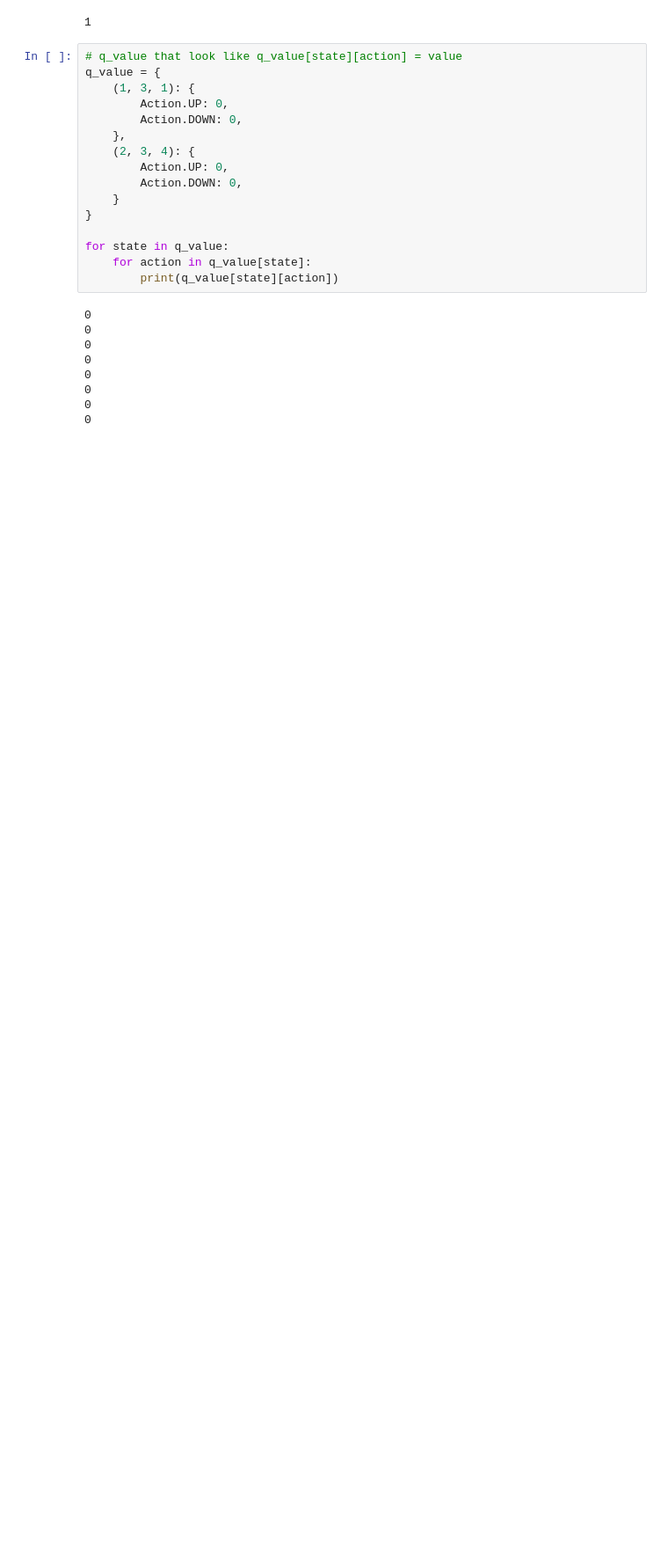
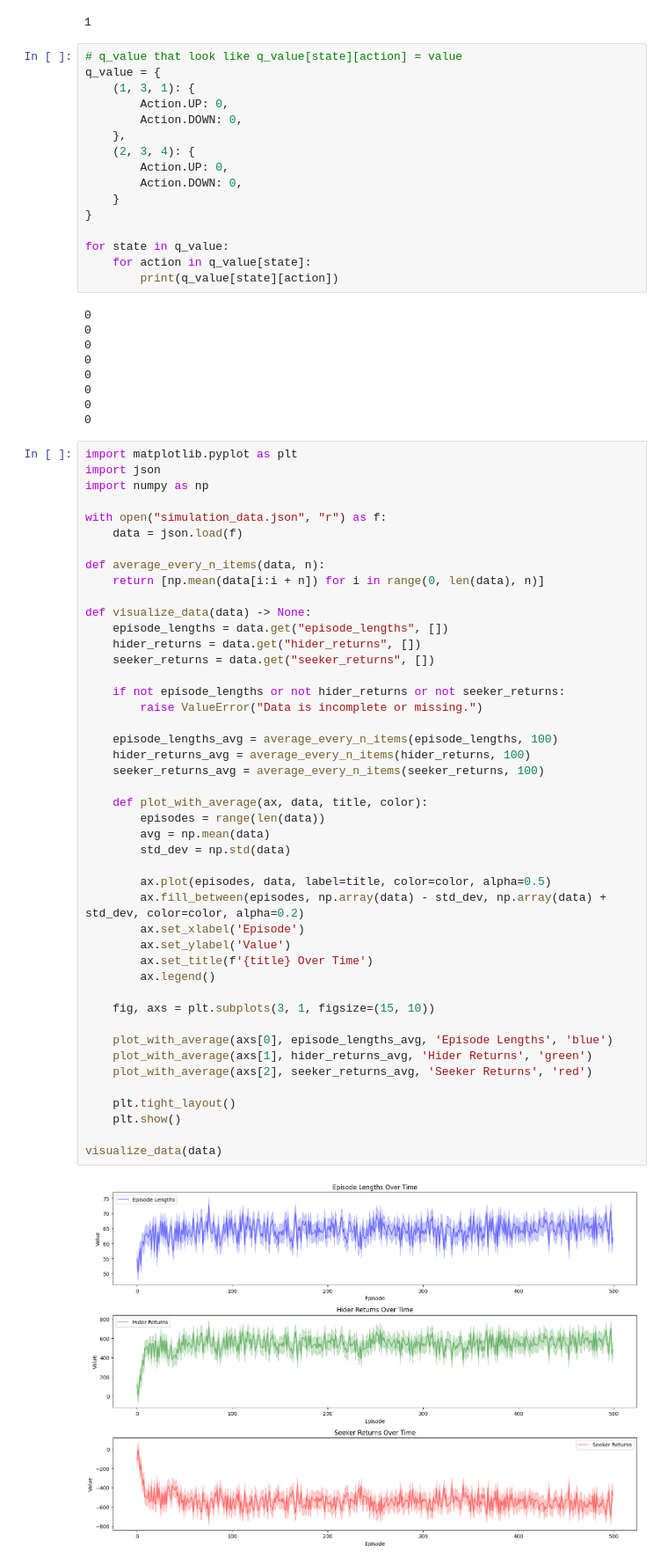
Before and after one commit to jakub-szafranski/marl-hide-and-seek, a Jupyter notebook: asfad.ipynb, the cells around one changed output. Shown at 88% size. Saved outputs shown, nothing was run; the diff lists cells and outputs as text; blank space fills up the shorter version.

```diff
--- a/asfad.ipynb
+++ b/asfad.ipynb
@@ -47,3 +47,50 @@ for state in q_value:
 0
 0
 0
+# %%
+import matplotlib.pyplot as plt
+import json
+import numpy as np
+
+with open("simulation_data.json", "r") as f:
+    data = json.load(f)
+
+def average_every_n_items(data, n):
+    return [np.mean(data[i:i + n]) for i in range(0, len(data), n)]
+
+def visualize_data(data) -> None:
+    episode_lengths = data.get("episode_lengths", [])
+    hider_returns = data.get("hider_returns", [])
+    seeker_returns = data.get("seeker_returns", [])
+
+    if not episode_lengths or not hider_returns or not seeker_returns:
+        raise ValueError("Data is incomplete or missing.")
+
+    episode_lengths_avg = average_every_n_items(episode_lengths, 100)
+    hider_returns_avg = average_every_n_items(hider_returns, 100)
+    seeker_returns_avg = average_every_n_items(seeker_returns, 100)
+
+    def plot_with_average(ax, data, title, color):
+        episodes = range(len(data))
+        avg = np.mean(data)
+        std_dev = np.std(data)
+
+        ax.plot(episodes, data, label=title, color=color, alpha=0.5)
+        ax.fill_between(episodes, np.array(data) - std_dev, np.array(data) + std_dev, color=color, alpha=0.2)
+        ax.set_xlabel('Episode')
+        ax.set_ylabel('Value')
+        ax.set_title(f'{title} Over Time')
+        ax.legend()
+
+    fig, axs = plt.subplots(3, 1, figsize=(15, 10))
+
+    plot_with_average(axs[0], episode_lengths_avg, 'Episode Lengths', 'blue')
+    plot_with_average(axs[1], hider_returns_avg, 'Hider Returns', 'green')
+    plot_with_average(axs[2], seeker_returns_avg, 'Seeker Returns', 'red')
+
+    plt.tight_layout()
+    plt.show()
+
+visualize_data(data)
+# %% [output]
+[figure, added]
```
Also changed, not shown: parts of 1 cell of this notebook, 33 other files.
